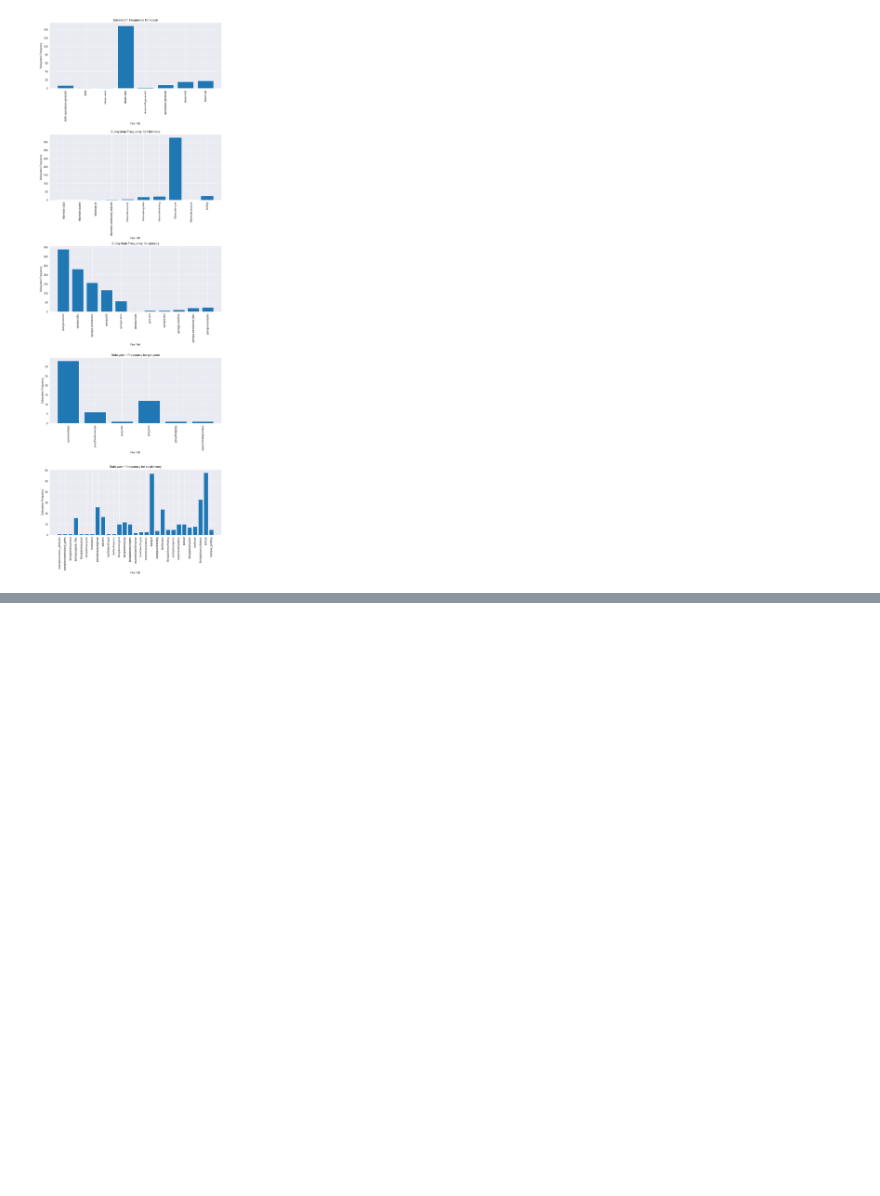
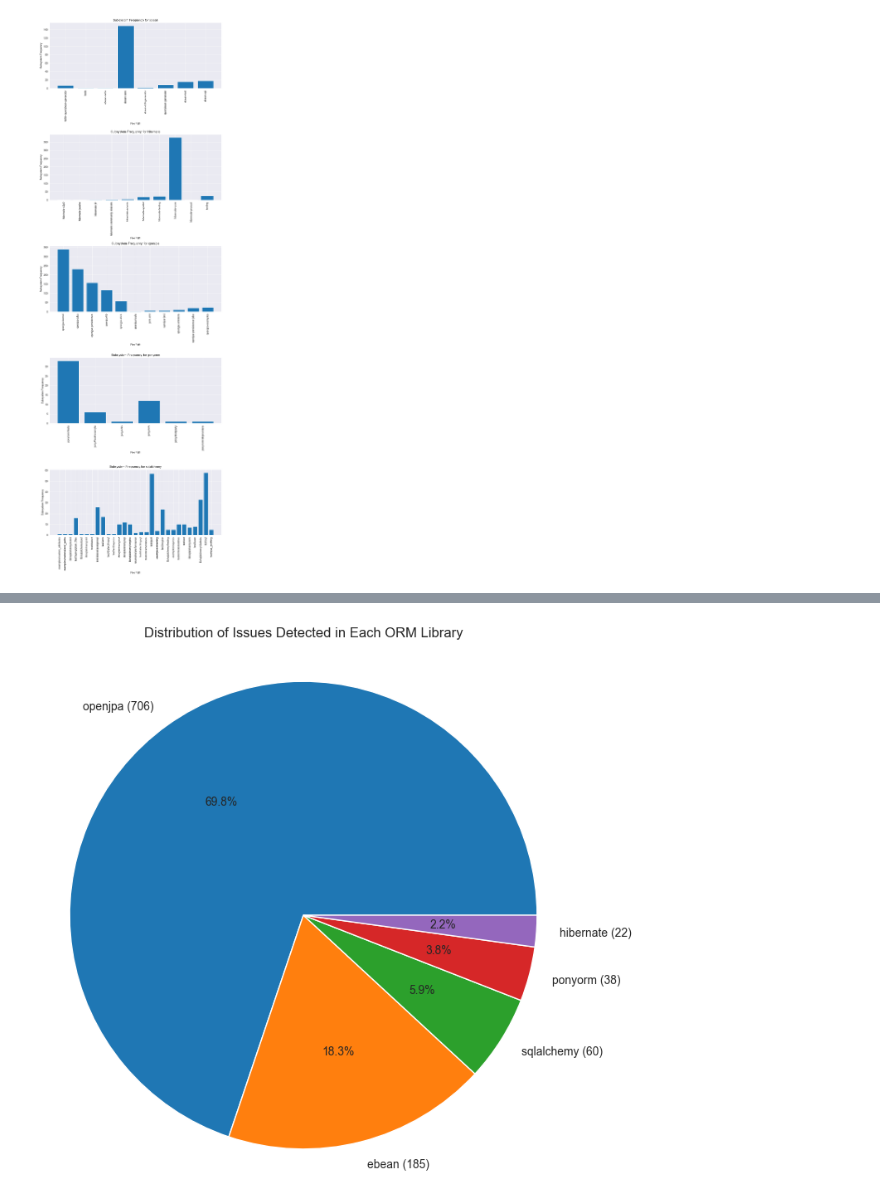
Before and after one commit to Hashir-Jamil/static-analysis-tools-comparison, a Jupyter notebook: static_analysis_data.ipynb, the cells around one changed output, grey strips where cells are left out. Drawn from its saved outputs; the diff is of its cells as text; code cells hidden in the pictures; blank space fills up the shorter version.

```diff
--- a/static_analysis_data.ipynb
+++ b/static_analysis_data.ipynb
@@ -180,0 +227,11 @@ plt.show()
+# %%
+coverity_package_proportion = coverity_df['package'].value_counts()
+
+plt.figure(figsize=(8,8))
+plt.pie(coverity_package_proportion, labels=[f"{index} ({coverity_package_proportion[index]})" for index in coverity_package_proportion.index],autopct='%1.1f%%')
+plt.title('Distribution of Issues Detected in Each ORM Library', pad=20)
+plt.axis('equal')
+plt.savefig("plots/coverity_issues_by_orm.pdf", format="pdf", bbox_inches="tight")
+plt.show()
+# %% [output]
+[figure, added]
```
Also changed, not shown: parts of 15 cells of this notebook, 31 other files.
